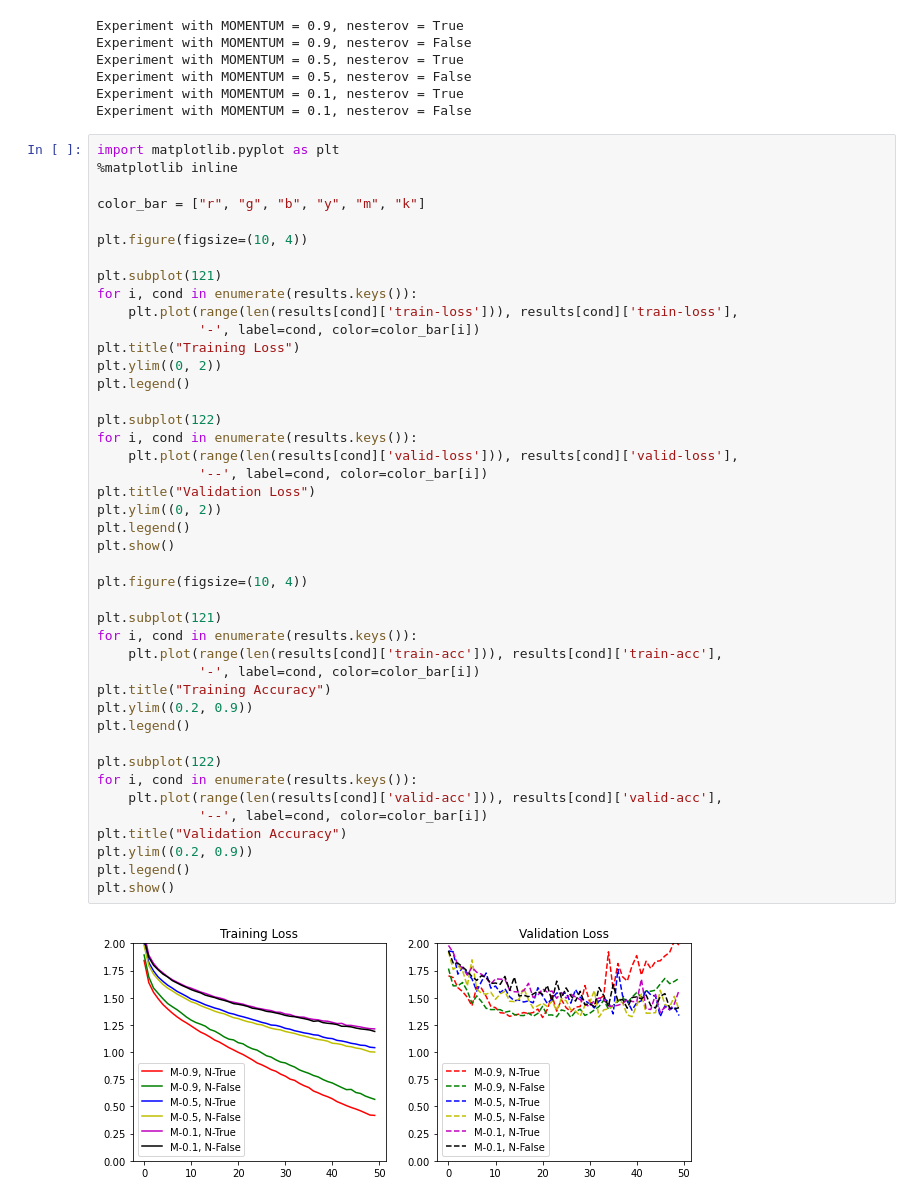
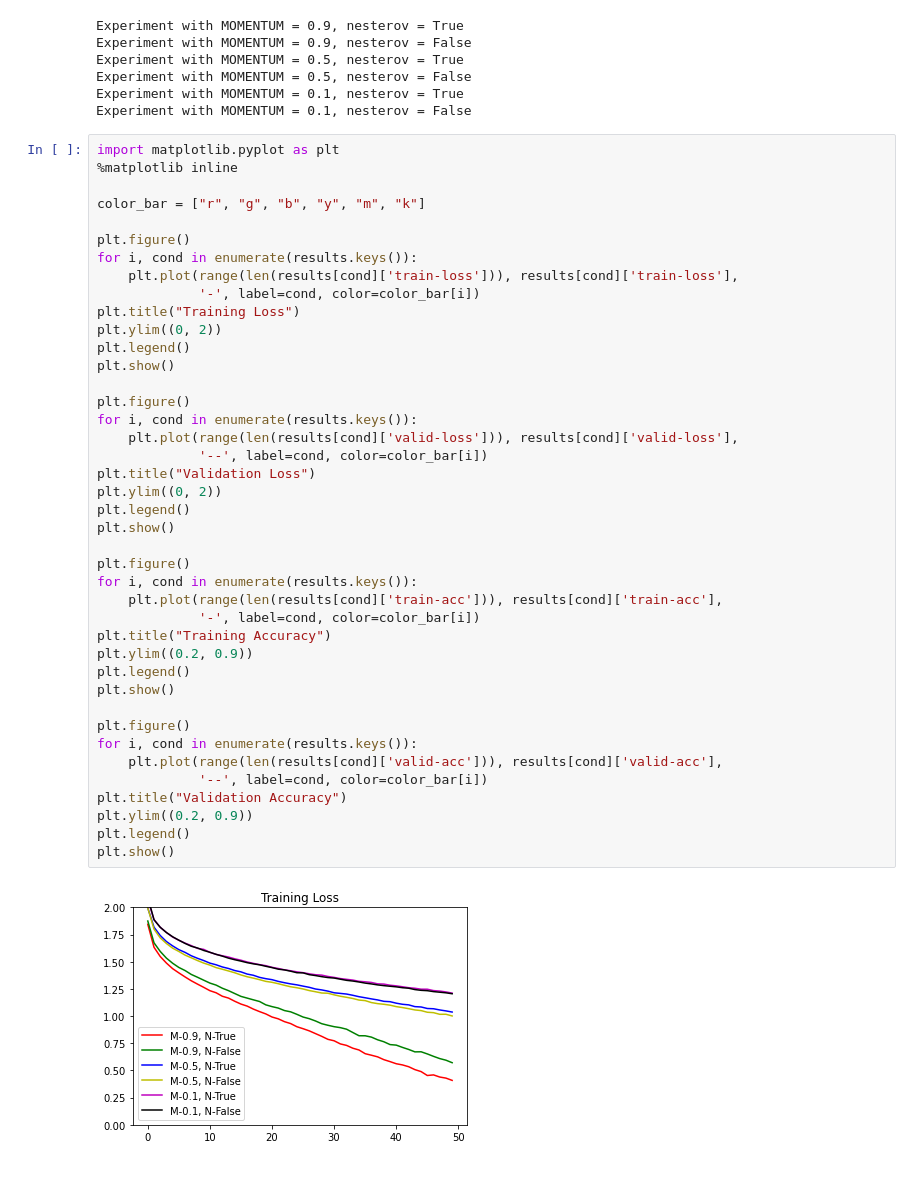
Before and after one commit to mingyang-tu/ML100Days, a Jupyter notebook: homework/Day_079_Learning Rate Effect/Day_079_LearningRateEffect_HW.ipynb, the cells around one changed output. Saved outputs shown, nothing was run; the diff lists cells and outputs as text.

Commit message:
Day_079(Update charts)

```diff
--- a/homework/Day_079_Learning Rate Effect/Day_079_LearningRateEffect_HW.ipynb
+++ b/homework/Day_079_Learning Rate Effect/Day_079_LearningRateEffect_HW.ipynb
@@ -143,42 +143,40 @@ import matplotlib.pyplot as plt
 
 color_bar = ["r", "g", "b", "y", "m", "k"]
 
-plt.figure(figsize=(10, 4))
-
-plt.subplot(121)
+plt.figure()
 for i, cond in enumerate(results.keys()):
     plt.plot(range(len(results[cond]['train-loss'])), results[cond]['train-loss'],
              '-', label=cond, color=color_bar[i])
 plt.title("Training Loss")
 plt.ylim((0, 2))
 plt.legend()
+plt.show()
 
-plt.subplot(122)
+plt.figure()
 for i, cond in enumerate(results.keys()):
     plt.plot(range(len(results[cond]['valid-loss'])), results[cond]['valid-loss'],
              '--', label=cond, color=color_bar[i])
 plt.title("Validation Loss")
 plt.ylim((0, 2))
 plt.legend()
 plt.show()
 
-plt.figure(figsize=(10, 4))
-
-plt.subplot(121)
+plt.figure()
 for i, cond in enumerate(results.keys()):
     plt.plot(range(len(results[cond]['train-acc'])), results[cond]['train-acc'],
              '-', label=cond, color=color_bar[i])
 plt.title("Training Accuracy")
 plt.ylim((0.2, 0.9))
 plt.legend()
+plt.show()
 
-plt.subplot(122)
+plt.figure()
 for i, cond in enumerate(results.keys()):
     plt.plot(range(len(results[cond]['valid-acc'])), results[cond]['valid-acc'],
              '--', label=cond, color=color_bar[i])
 plt.title("Validation Accuracy")
 plt.ylim((0.2, 0.9))
 plt.legend()
 plt.show()
 # %% [output]
-[figure, old version]
+[figure, new version]
```
Also changed, not shown: parts of 1 cell of this notebook.
